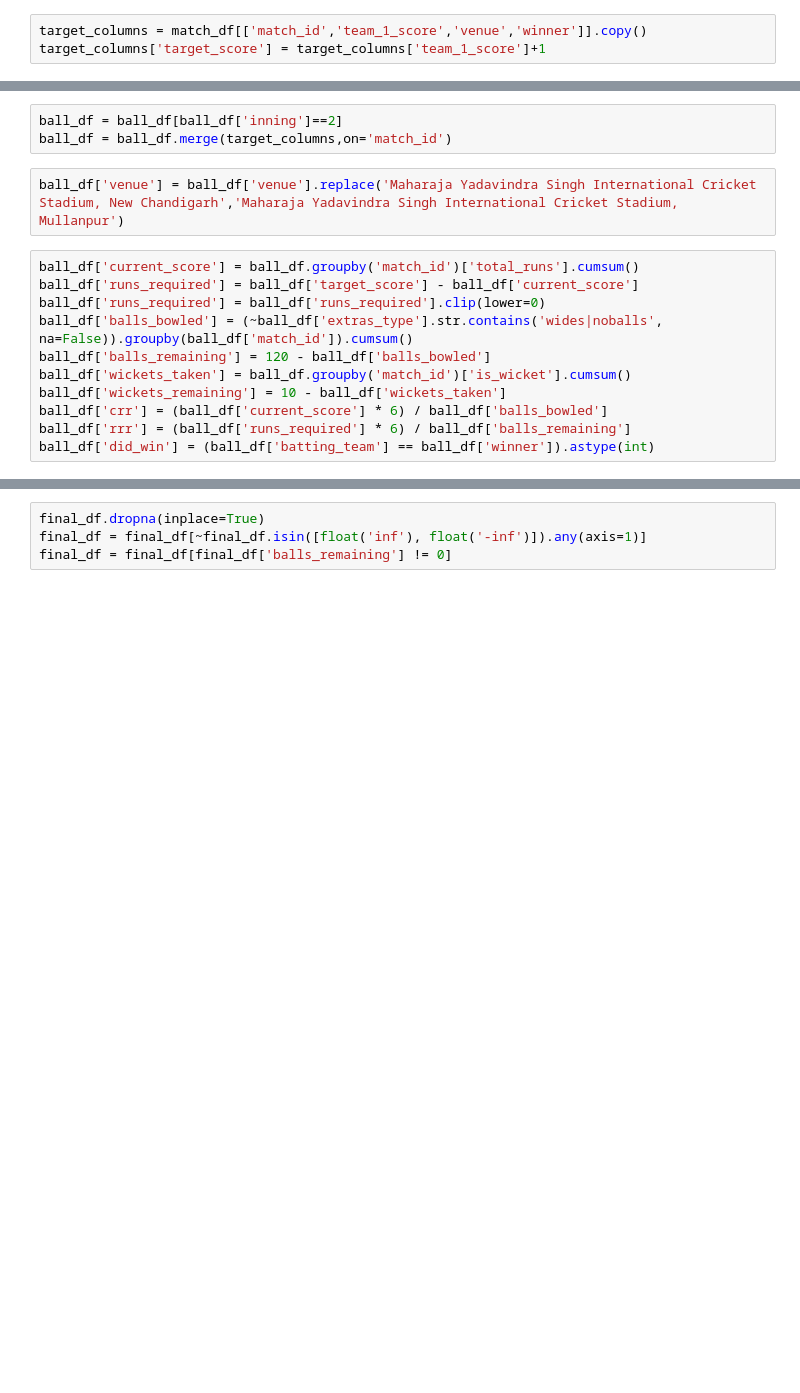
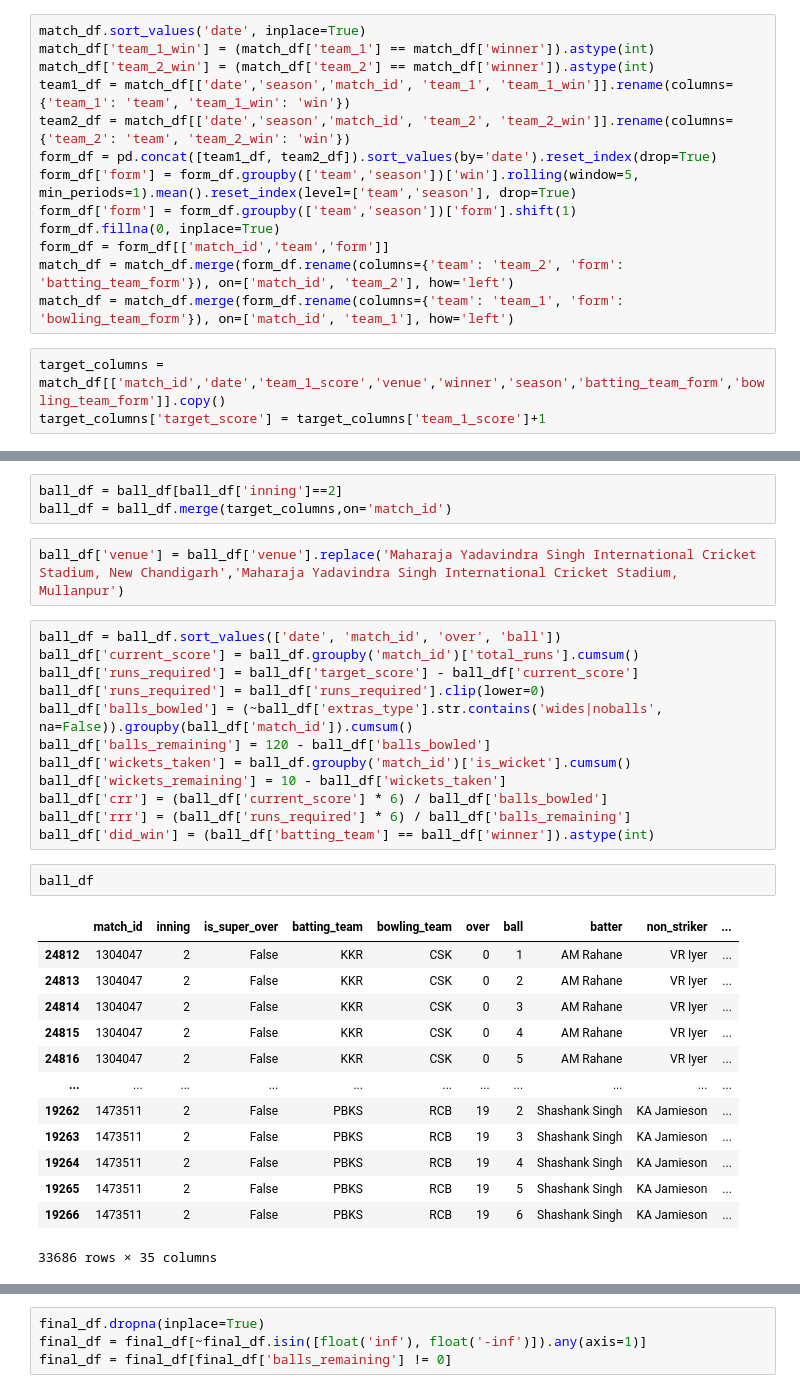
Before and after one commit to ArnavNalk/ipl-auction, a Jupyter notebook: chase_predicton_model.ipynb, the cells around one changed output, grey strips where cells are left out. Cells and saved outputs as stored; diff of their text form; blank space fills up the shorter version.

Commit message:
inclusion of team form in match pediction

```diff
--- a/chase_predicton_model.ipynb
+++ b/chase_predicton_model.ipynb
@@ -15,6 +17,19 @@ from sklearn.calibration import CalibrationDisplay
 # %%
 match_df = pd.read_csv('data_files/match_details.csv',index_col=0)
 ball_df = pd.read_csv('data_files/ball_by_ball.csv',index_col=0)
+# %%
+match_df.sort_values('date', inplace=True)
+match_df['team_1_win'] = (match_df['team_1'] == match_df['winner']).astype(int)
+match_df['team_2_win'] = (match_df['team_2'] == match_df['winner']).astype(int)
+team1_df = match_df[['date','season','match_id', 'team_1', 'team_1_win']].rename(columns={'team_1': 'team', 'team_1_win': 'win'})
+team2_df = match_df[['date','season','match_id', 'team_2', 'team_2_win']].rename(columns={'team_2': 'team', 'team_2_win': 'win'})
+form_df = pd.concat([team1_df, team2_df]).sort_values(by='date').reset_index(drop=True)
+form_df['form'] = form_df.groupby(['team','season'])['win'].rolling(window=5, min_periods=1).mean().reset_index(level=['team','season'], drop=True)
+form_df['form'] = form_df.groupby(['team','season'])['form'].shift(1)
+form_df.fillna(0, inplace=True)
+form_df = form_df[['match_id','team','form']]
+match_df = match_df.merge(form_df.rename(columns={'team': 'team_2', 'form': 'batting_team_form'}), on=['match_id', 'team_2'], how='left')
+match_df = match_df.merge(form_df.rename(columns={'team': 'team_1', 'form': 'bowling_team_form'}), on=['match_id', 'team_1'], how='left')
 # %%
-target_columns = match_df[['match_id','team_1_score','venue','winner']].copy()
+target_columns = match_df[['match_id','date','team_1_score','venue','winner','season','batting_team_form','bowling_team_form']].copy()
 target_columns['target_score'] = target_columns['team_1_score']+1
@@ -24,6 +55,7 @@ ball_df = ball_df.merge(target_columns,on='match_id')
 # %%
 ball_df['venue'] = ball_df['venue'].replace('Maharaja Yadavindra Singh International Cricket Stadium, New Chandigarh','Maharaja Yadavindra Singh International Cricket Stadium, Mullanpur')
 # %%
+ball_df = ball_df.sort_values(['date', 'match_id', 'over', 'ball'])
 ball_df['current_score'] = ball_df.groupby('match_id')['total_runs'].cumsum()
 ball_df['runs_required'] = ball_df['target_score'] - ball_df['current_score']
 ball_df['runs_required'] = ball_df['runs_required'].clip(lower=0)
@@ -34,6 +66,22 @@ ball_df['wickets_remaining'] = 10 - ball_df['wickets_taken']
 ball_df['crr'] = (ball_df['current_score'] * 6) / ball_df['balls_bowled']
 ball_df['rrr'] = (ball_df['runs_required'] * 6) / ball_df['balls_remaining']
 ball_df['did_win'] = (ball_df['batting_team'] == ball_df['winner']).astype(int)
+# %%
+ball_df
+# %% [output]
+|  | match_id | inning | is_super_over | batting_team | bowling_team | over | ball | batter | non_striker | ... |
+| 24812 | 1304047 | 2 | False | KKR | CSK | 0 | 1 | AM Rahane | VR Iyer | ... |
+| 24813 | 1304047 | 2 | False | KKR | CSK | 0 | 2 | AM Rahane | VR Iyer | ... |
+| 24814 | 1304047 | 2 | False | KKR | CSK | 0 | 3 | AM Rahane | VR Iyer | ... |
+| 24815 | 1304047 | 2 | False | KKR | CSK | 0 | 4 | AM Rahane | VR Iyer | ... |
+| 24816 | 1304047 | 2 | False | KKR | CSK | 0 | 5 | AM Rahane | VR Iyer | ... |
+| ... | ... | ... | ... | ... | ... | ... | ... | ... | ... | ... |
+| 19262 | 1473511 | 2 | False | PBKS | RCB | 19 | 2 | Shashank Singh | KA Jamieson | ... |
+| 19263 | 1473511 | 2 | False | PBKS | RCB | 19 | 3 | Shashank Singh | KA Jamieson | ... |
+| 19264 | 1473511 | 2 | False | PBKS | RCB | 19 | 4 | Shashank Singh | KA Jamieson | ... |
+| 19265 | 1473511 | 2 | False | PBKS | RCB | 19 | 5 | Shashank Singh | KA Jamieson | ... |
+| 19266 | 1473511 | 2 | False | PBKS | RCB | 19 | 6 | Shashank Singh | KA Jamieson | ... |
+33686 rows × 35 columns
 # %%
 final_df = ball_df[[
     'match_id',
```
Also changed, not shown: parts of 17 cells of this notebook, 6 other files.
